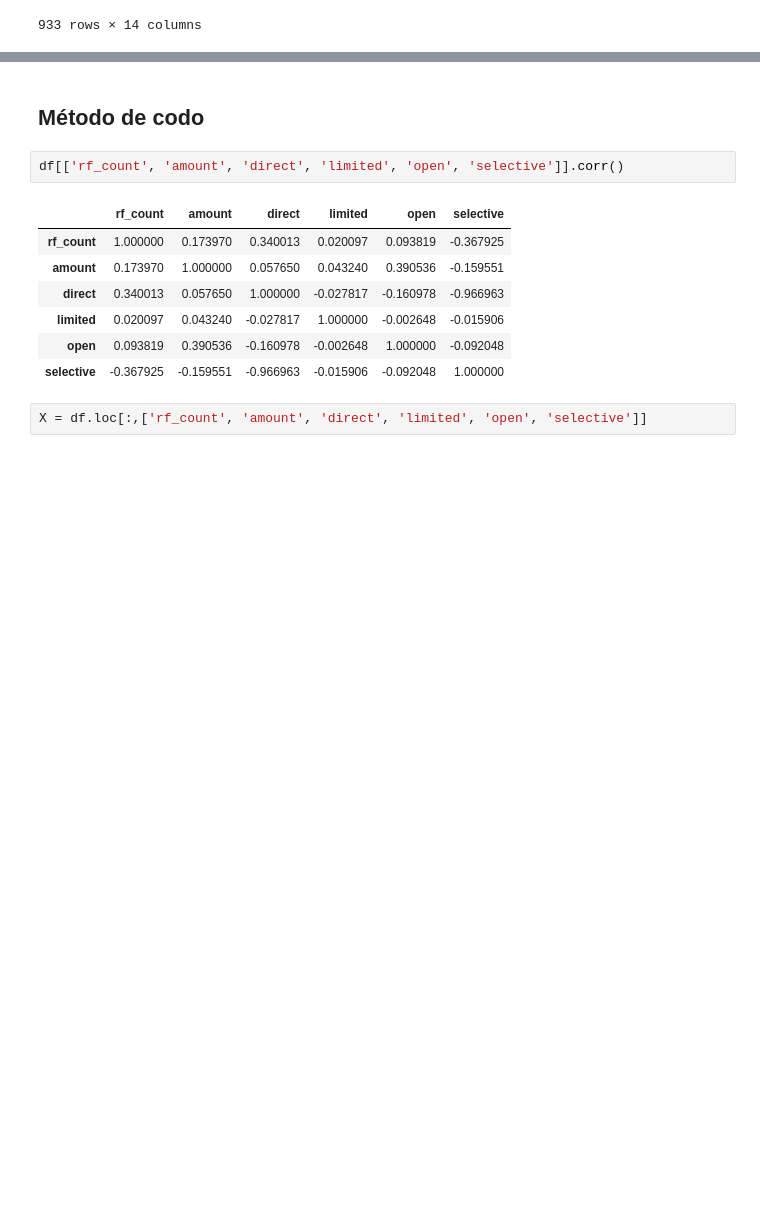
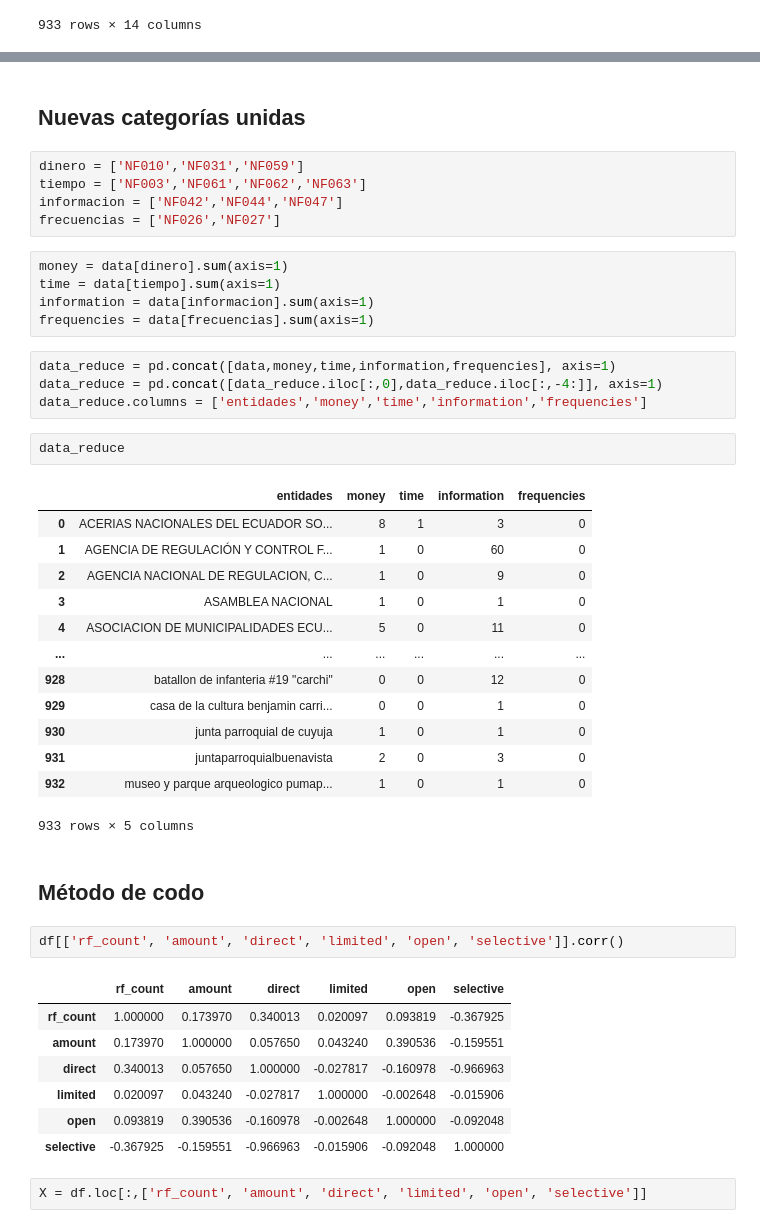
Before and after one commit to juasesan/RedFlag_analysis, a Jupyter notebook: Notebooks/4-Clustering-2.ipynb, the cells around one changed output, grey strips where cells are left out. Cells and saved outputs as stored; diff of their text form; blank space fills up the shorter version.

```diff
--- a/Notebooks/4-Clustering-2.ipynb
+++ b/Notebooks/4-Clustering-2.ipynb
@@ -106,3 +173,35 @@ data
+# %% [markdown]
+## Nuevas categorías unidas
+# %%
+dinero = ['NF010','NF031','NF059']
+tiempo = ['NF003','NF061','NF062','NF063']
+informacion = ['NF042','NF044','NF047']
+frecuencias = ['NF026','NF027']
+# %%
+money = data[dinero].sum(axis=1)
+time = data[tiempo].sum(axis=1)
+information = data[informacion].sum(axis=1)
+frequencies = data[frecuencias].sum(axis=1)
+# %%
+data_reduce = pd.concat([data,money,time,information,frequencies], axis=1)
+data_reduce = pd.concat([data_reduce.iloc[:,0],data_reduce.iloc[:,-4:]], axis=1)
+data_reduce.columns = ['entidades','money','time','information','frequencies']
+# %%
+data_reduce
+# %% [output]
+|  | entidades | money | time | information | frequencies |
+| 0 | ACERIAS NACIONALES DEL ECUADOR SO... | 8 | 1 | 3 | 0 |
+| 1 | AGENCIA DE REGULACIÓN Y CONTROL F... | 1 | 0 | 60 | 0 |
+| 2 | AGENCIA NACIONAL DE REGULACION, C... | 1 | 0 | 9 | 0 |
+| 3 | ASAMBLEA NACIONAL | 1 | 0 | 1 | 0 |
+| 4 | ASOCIACION DE MUNICIPALIDADES ECU... | 5 | 0 | 11 | 0 |
+| ... | ... | ... | ... | ... | ... |
+| 928 | batallon de infanteria #19 "carchi" | 0 | 0 | 12 | 0 |
+| 929 | casa de la cultura benjamin carri... | 0 | 0 | 1 | 0 |
+| 930 | junta parroquial de cuyuja | 1 | 0 | 1 | 0 |
+| 931 | juntaparroquialbuenavista | 2 | 0 | 3 | 0 |
+| 932 | museo y parque arqueologico pumap... | 1 | 0 | 1 | 0 |
+933 rows × 5 columns
 # %% [markdown]
 ## Método de codo
 # %%
```
Also changed, not shown: parts of 13 cells of this notebook.
